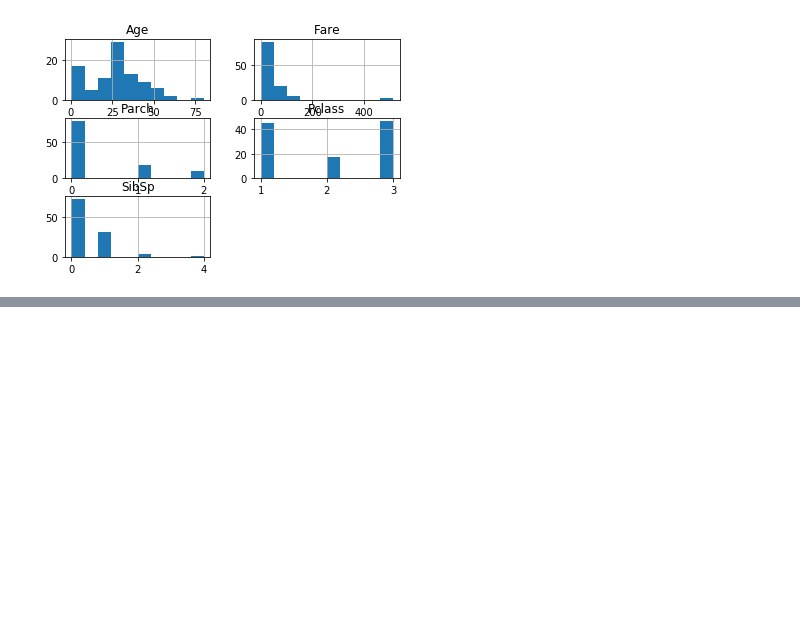
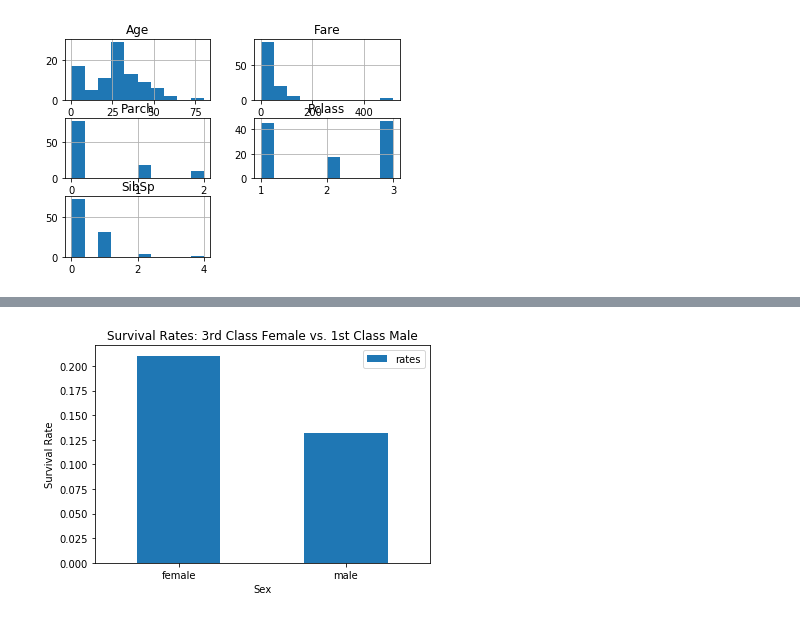
Before and after one commit to melodyfs/DS-1-Data-Analysis, a Jupyter notebook: 02__Data_Visualization.ipynb, the cells around one changed output, grey strips where cells are left out. Cells and saved outputs as stored; diff of their text form; code cells hidden in the pictures; blank space fills up the shorter version.

```diff
--- a/02__Data_Visualization.ipynb
+++ b/02__Data_Visualization.ipynb
@@ -306,0 +314,42 @@ TypeError: 'str' object is not callable
+# %%
+# def filter_data(attr, value=None):
+#     if value is None:
+#         result = titanic_df[attr]
+#     result = titanic_df[(titanic_df[attr] == value)]
+#     return result
+def filter_data_df(_df, attr, value=None):
+    if value is None:
+        result = _df[attr]
+    result = _df[(_df[attr] == value)]
+    return result
+
+def filter_data_over(_df, attr, value):
+    result = _df[(_df[attr] > value)]
+    return result
+
+def filter_data_under(_df, attr, value):
+    result = _df[(_df[attr] < value)]
+    return result
+# %%
+# Given that a passenger is in female and 3rd class,
+# what is the probability she will survived compared to a male in first class?
+
+all_survived = filter_data_df(titanic_df, 'Survived', 1)
+total = len(all_survived)
+
+f_survived_3rd = filter_data_df(female,'Pclass', 3)
+m_survived_1st = filter_data_df(male,'Pclass', 1)
+f_rate = len(f_survived_3rd) / total
+m_rate = len(m_survived_1st) / total
+
+sv_data = {'rates': [f_rate, m_rate], 'sex': ['female', 'male']}
+sv_df = pd.DataFrame(sv_data)
+
+ax = sv_df.plot(kind='bar', title ="Survival Rates: 3rd Class Female vs. 1st Class Male", rot=0)
+ax.set_xticks(sv_df.index)
+ax.set_xticklabels(sv_df.sex)
+plt.xlabel('Sex')
+plt.ylabel("Survival Rate")
+plt.show()
+# %% [output]
+[figure, added]
```
Also changed, not shown: parts of 14 cells of this notebook.
